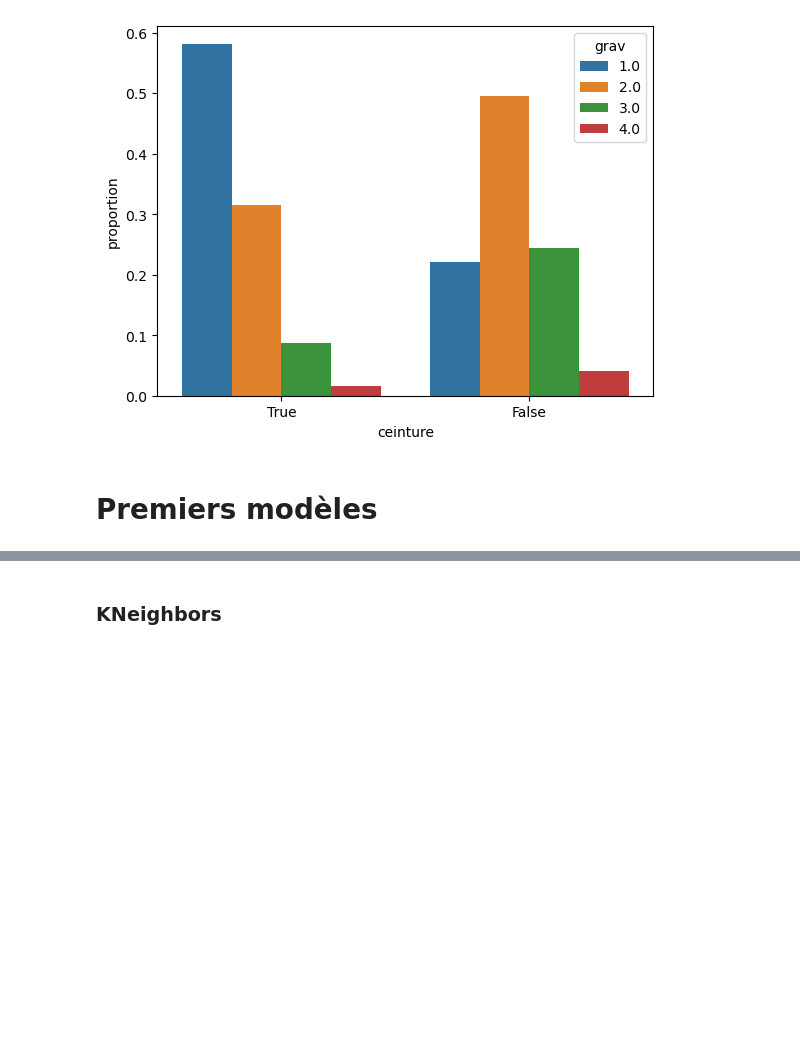
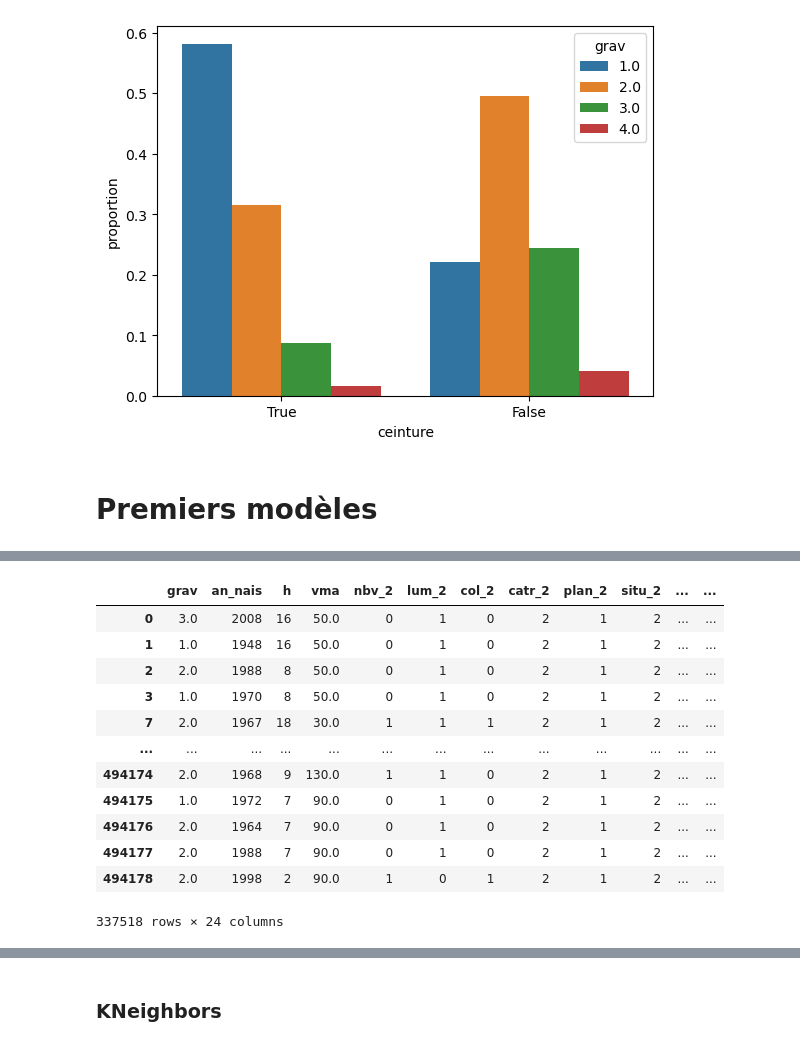
Before and after one commit to antoine-palazz/Projet_Python_ENSAE_2A, a Jupyter notebook: scripts/eda.ipynb, the cells around one changed output, grey strips where cells are left out. Drawn from its saved outputs; the diff is of its cells as text; code cells hidden in the pictures; blank space fills up the shorter version.

```diff
--- a/scripts/eda.ipynb
+++ b/scripts/eda.ipynb
@@ -968,0 +1003,6 @@ See the caveats in the documentation: https://pandas.pydata.org/pandas-docs/stab
+# %%
+df_elem1_bin=pd.get_dummies(df_elem1,columns=["catu","sexe","agg","circ","trajet"],drop_first=True )# on drop pour éviter la colinéarité parfaite
+df_elem1_bin["an_nais"]=df_elem1_bin["an_nais"].astype(int)   # Statmodels ne prends les format DT.time
+df_elem1_bin['ceinture'] = df_elem1_bin['ceinture'].astype(int)  # ni les booléens
+df_elem1_bin.dropna(inplace=True)
+df_elem1_bin.info()
@@ -968,0 +1027,16 @@ See the caveats in the documentation: https://pandas.pydata.org/pandas-docs/stab
+# %%
+df_elem1_bin
+# %% [output]
+|  | grav | an_nais | h | vma | nbv_2 | lum_2 | col_2 | catr_2 | plan_2 | situ_2 | ... | ... |
+| 0 | 3.0 | 2008 | 16 | 50.0 | 0 | 1 | 0 | 2 | 1 | 2 | ... | ... |
+| 1 | 1.0 | 1948 | 16 | 50.0 | 0 | 1 | 0 | 2 | 1 | 2 | ... | ... |
+| 2 | 2.0 | 1988 | 8 | 50.0 | 0 | 1 | 0 | 2 | 1 | 2 | ... | ... |
+| 3 | 1.0 | 1970 | 8 | 50.0 | 0 | 1 | 0 | 2 | 1 | 2 | ... | ... |
+| 7 | 2.0 | 1967 | 18 | 30.0 | 1 | 1 | 1 | 2 | 1 | 2 | ... | ... |
+| ... | ... | ... | ... | ... | ... | ... | ... | ... | ... | ... | ... | ... |
+| 494174 | 2.0 | 1968 | 9 | 130.0 | 1 | 1 | 0 | 2 | 1 | 2 | ... | ... |
+| 494175 | 1.0 | 1972 | 7 | 90.0 | 0 | 1 | 0 | 2 | 1 | 2 | ... | ... |
+| 494176 | 2.0 | 1964 | 7 | 90.0 | 0 | 1 | 0 | 2 | 1 | 2 | ... | ... |
+| 494177 | 2.0 | 1988 | 7 | 90.0 | 0 | 1 | 0 | 2 | 1 | 2 | ... | ... |
+| 494178 | 2.0 | 1998 | 2 | 90.0 | 1 | 0 | 1 | 2 | 1 | 2 | ... | ... |
+337518 rows × 24 columns
```
Also changed, not shown: parts of 9 cells of this notebook.
